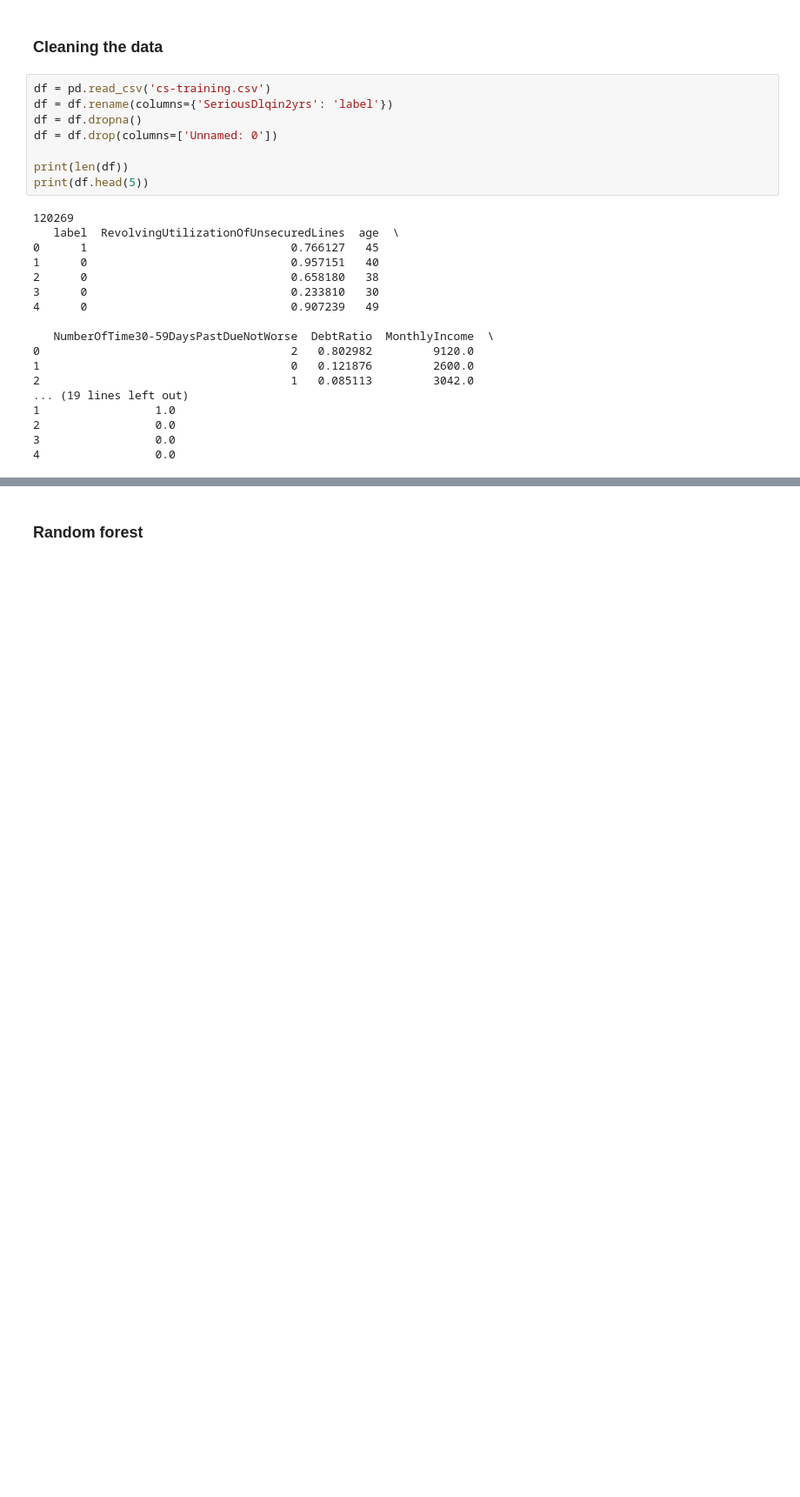
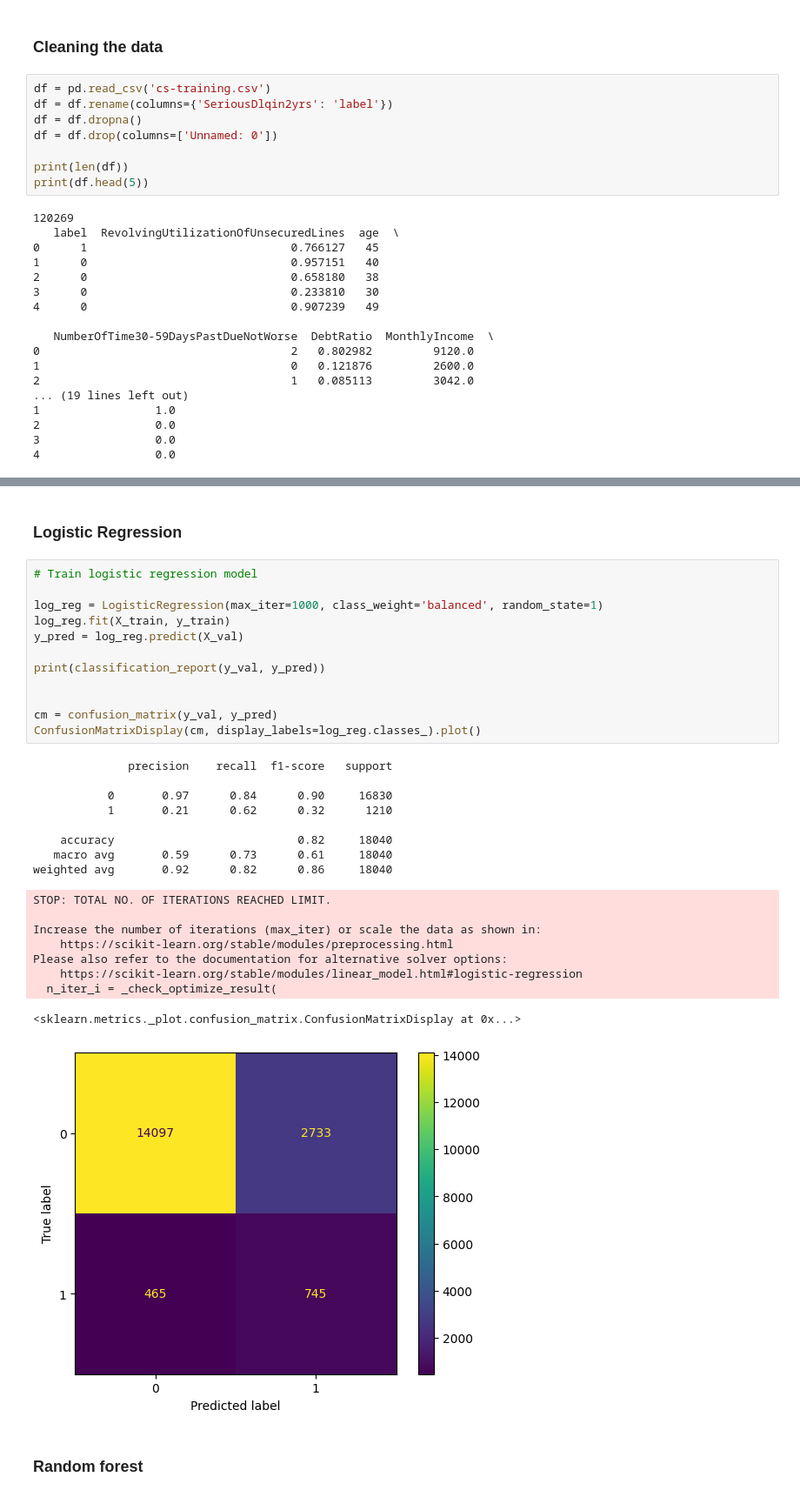
Before and after one commit to daansku/dsb-project-25, a Jupyter notebook: main.ipynb, the cells around one changed output, grey strips where cells are left out. Shown at 87% size. Saved outputs shown, nothing was run; the diff lists cells and outputs as text; blank space fills up the shorter version.

```diff
--- a/main.ipynb
+++ b/main.ipynb
@@ -33,3 +65,35 @@ print(df.head(5))
+# %% [markdown]
+### Logistic Regression
+# %%
+# Train logistic regression model
+
+log_reg = LogisticRegression(max_iter=1000, class_weight='balanced', random_state=1)
+log_reg.fit(X_train, y_train)
+y_pred = log_reg.predict(X_val)
+
+print(classification_report(y_val, y_pred))
+
+
+cm = confusion_matrix(y_val, y_pred)
+ConfusionMatrixDisplay(cm, display_labels=log_reg.classes_).plot()
+# %% [output]
+              precision    recall  f1-score   support
+
+           0       0.97      0.84      0.90     16830
+           1       0.21      0.62      0.32      1210
+
+    accuracy                           0.82     18040
+   macro avg       0.59      0.73      0.61     18040
+weighted avg       0.92      0.82      0.86     18040
+STOP: TOTAL NO. OF ITERATIONS REACHED LIMIT.
+
+Increase the number of iterations (max_iter) or scale the data as shown in:
+    https://scikit-learn.org/stable/modules/preprocessing.html
+Please also refer to the documentation for alternative solver options:
+    https://scikit-learn.org/stable/modules/linear_model.html#logistic-regression
+  n_iter_i = _check_optimize_result(
+<sklearn.metrics._plot.confusion_matrix.ConfusionMatrixDisplay at 0x...>
+[figure, added]
 # %% [markdown]
 ### Random forest
 # %%
```
Also changed, not shown: parts of 6 cells of this notebook.
